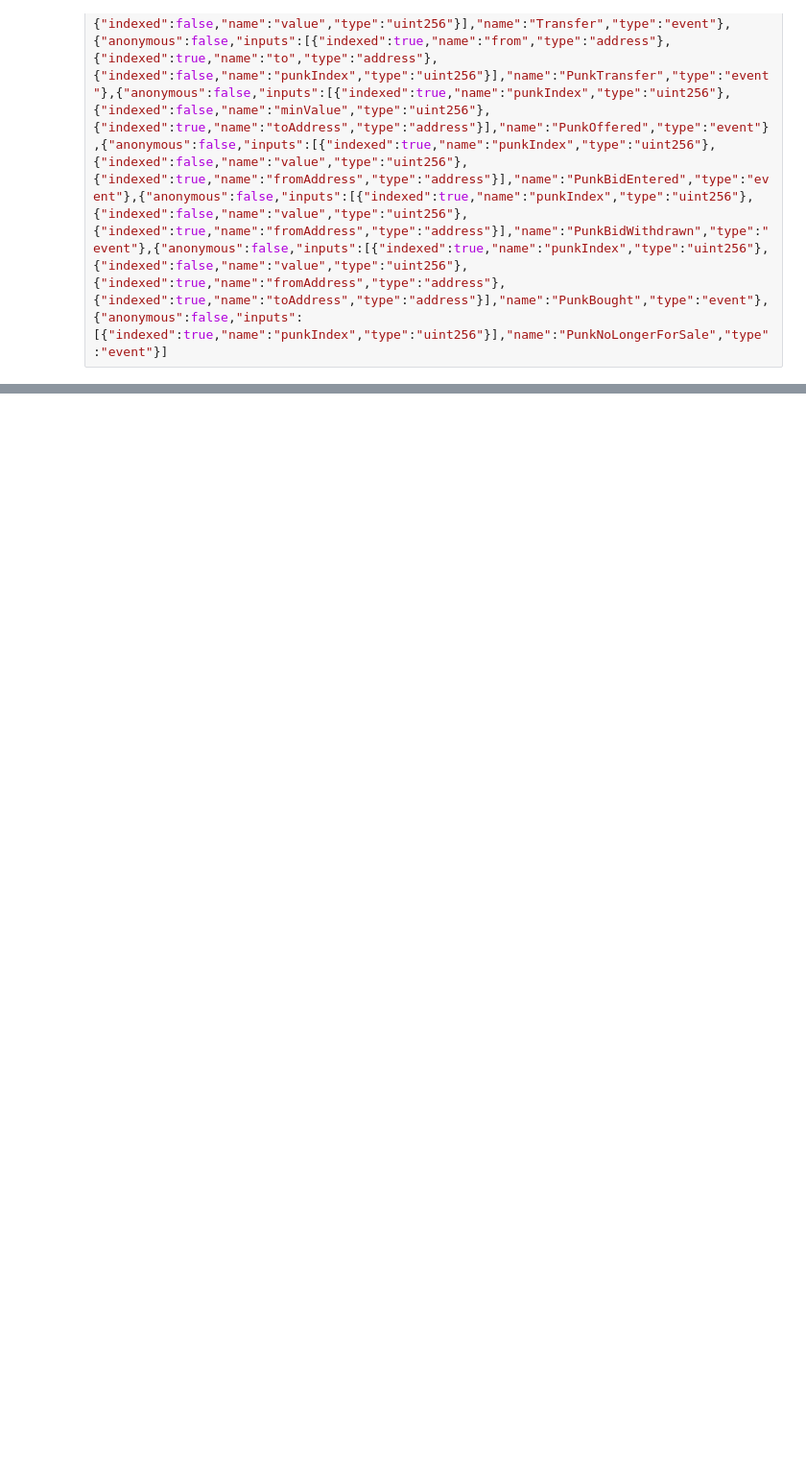
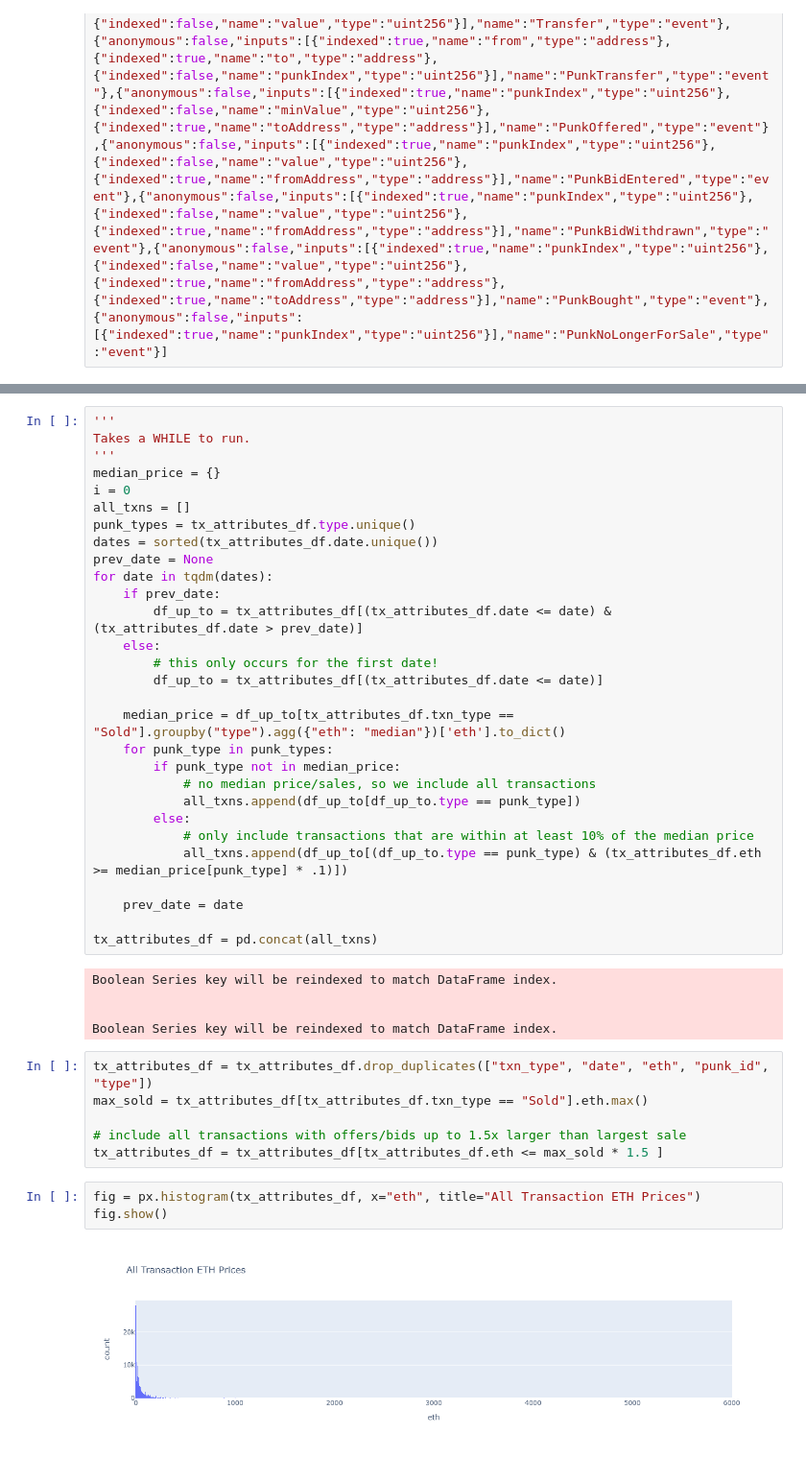
Before and after one commit to Santiago-Pedemonte/Masterworks-RA-CaseStudy, a Jupyter notebook: firstTest.ipynb, the cells around one changed output, grey strips where cells are left out. Shown at 96% size. Saved outputs shown, nothing was run; the diff lists cells and outputs as text; blank space fills up the shorter version.

```diff
--- a/firstTest.ipynb
+++ b/firstTest.ipynb
@@ -108,0 +59,45 @@ positive_value_in
+# %%
+'''
+Takes a WHILE to run.
+'''
+median_price = {}
+i = 0
+all_txns = []
+punk_types = tx_attributes_df.type.unique()
+dates = sorted(tx_attributes_df.date.unique())
+prev_date = None
+for date in tqdm(dates):
+    if prev_date:
+        df_up_to = tx_attributes_df[(tx_attributes_df.date <= date) & (tx_attributes_df.date > prev_date)]
+    else:
+        # this only occurs for the first date!
+        df_up_to = tx_attributes_df[(tx_attributes_df.date <= date)]
+
+    median_price = df_up_to[tx_attributes_df.txn_type == "Sold"].groupby("type").agg({"eth": "median"})['eth'].to_dict()
+    for punk_type in punk_types:
+        if punk_type not in median_price:
+            # no median price/sales, so we include all transactions
+            all_txns.append(df_up_to[df_up_to.type == punk_type])
+        else:
+            # only include transactions that are within at least 10% of the median price
+            all_txns.append(df_up_to[(df_up_to.type == punk_type) & (tx_attributes_df.eth >= median_price[punk_type] * .1)])
+
+    prev_date = date
+
+tx_attributes_df = pd.concat(all_txns)
+# %% [output]
+Boolean Series key will be reindexed to match DataFrame index.
+
+
+Boolean Series key will be reindexed to match DataFrame index.
+# %%
+tx_attributes_df = tx_attributes_df.drop_duplicates(["txn_type", "date", "eth", "punk_id", "type"])
+max_sold = tx_attributes_df[tx_attributes_df.txn_type == "Sold"].eth.max()
+
+# include all transactions with offers/bids up to 1.5x larger than largest sale
+tx_attributes_df = tx_attributes_df[tx_attributes_df.eth <= max_sold * 1.5 ]
+# %%
+fig = px.histogram(tx_attributes_df, x="eth", title="All Transaction ETH Prices")
+fig.show()
+# %% [output]
+[figure, added]
```
Also changed, not shown: parts of 19 cells of this notebook, 1 other file.
